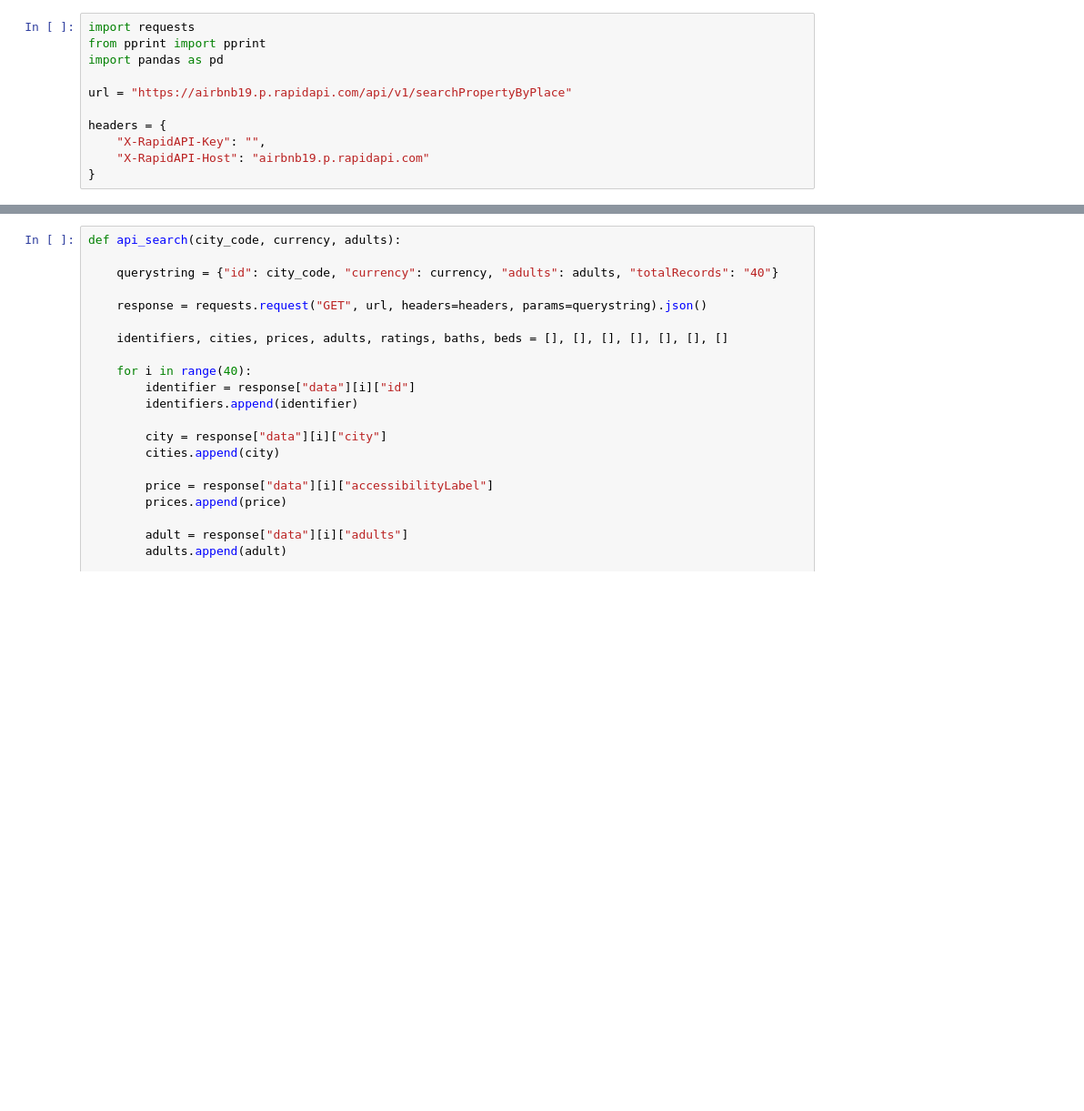
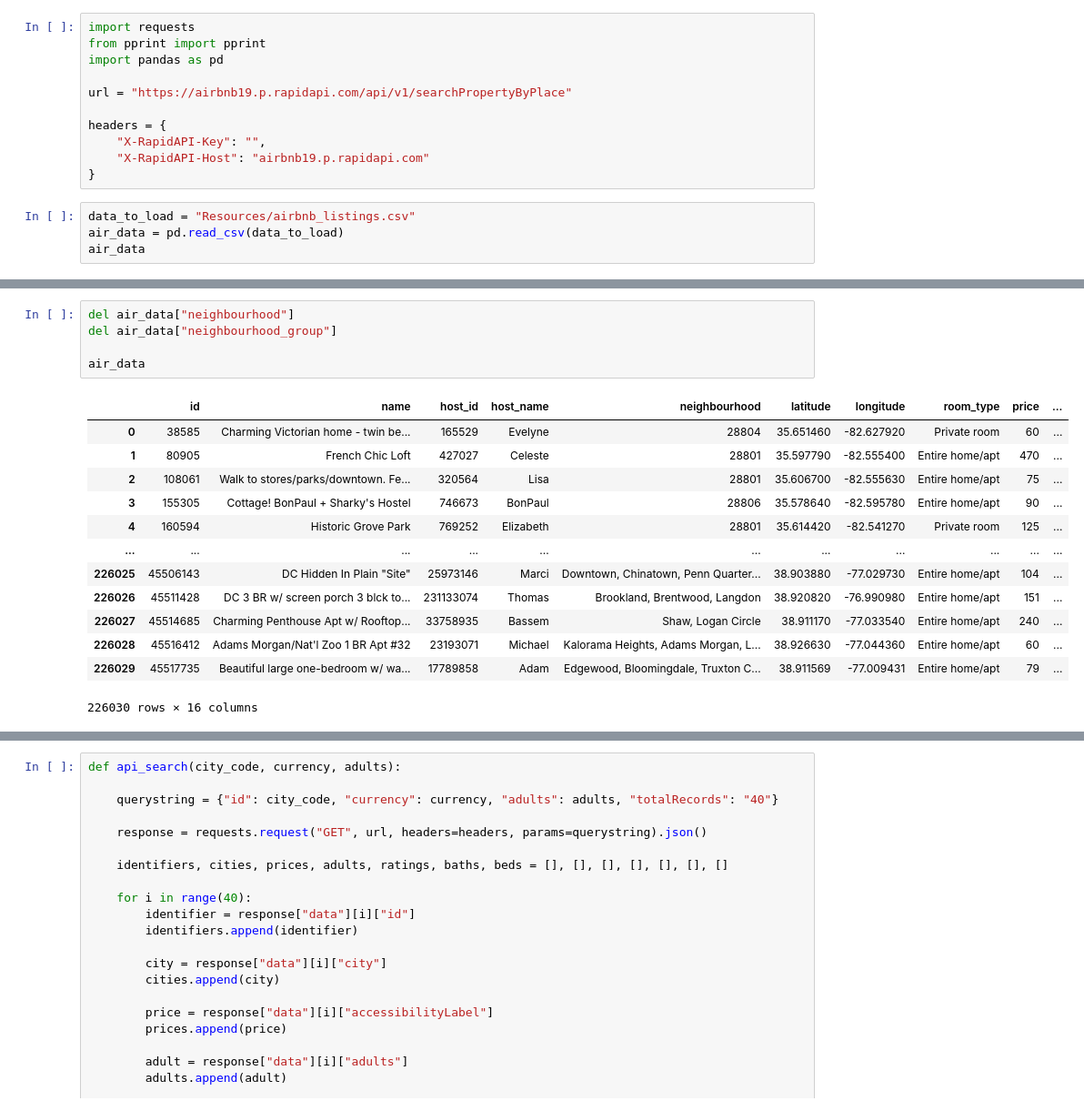
Before and after one commit to Jhernie/Project-2-Short-term-Rental, a Jupyter notebook: AirBnB.ipynb, the cells around one changed output, grey strips where cells are left out. Shown at 91% size. Saved outputs shown, nothing was run; the diff lists cells and outputs as text; blank space fills up the shorter version.

Commit message:
updated api + csv data

```diff
--- a/AirBnB.ipynb
+++ b/AirBnB.ipynb
@@ -9,3 +9,7 @@ headers = {
 	"X-RapidAPI-Key": "",
 	"X-RapidAPI-Host": "airbnb19.p.rapidapi.com"
 }
+# %%
+data_to_load = "Resources/airbnb_listings.csv"
+air_data = pd.read_csv(data_to_load)
+air_data
@@ -11,0 +30,19 @@ headers = {
+# %%
+del air_data["neighbourhood"]
+del air_data["neighbourhood_group"]
+
+air_data
+# %% [output]
+|  | id | name | host_id | host_name | neighbourhood | latitude | longitude | room_type | price | ... |
+| 0 | 38585 | Charming Victorian home - twin be... | 165529 | Evelyne | 28804 | 35.651460 | -82.627920 | Private room | 60 | ... |
+| 1 | 80905 | French Chic Loft | 427027 | Celeste | 28801 | 35.597790 | -82.555400 | Entire home/apt | 470 | ... |
+| 2 | 108061 | Walk to stores/parks/downtown. Fe... | 320564 | Lisa | 28801 | 35.606700 | -82.555630 | Entire home/apt | 75 | ... |
+| 3 | 155305 | Cottage! BonPaul + Sharky's Hostel | 746673 | BonPaul | 28806 | 35.578640 | -82.595780 | Entire home/apt | 90 | ... |
+| 4 | 160594 | Historic Grove Park | 769252 | Elizabeth | 28801 | 35.614420 | -82.541270 | Private room | 125 | ... |
+| ... | ... | ... | ... | ... | ... | ... | ... | ... | ... | ... |
+| 226025 | 45506143 | DC Hidden In Plain "Site" | 25973146 | Marci | Downtown, Chinatown, Penn Quarter... | 38.903880 | -77.029730 | Entire home/apt | 104 | ... |
+| 226026 | 45511428 | DC 3 BR w/ screen porch 3 blck to... | 231133074 | Thomas | Brookland, Brentwood, Langdon | 38.920820 | -76.990980 | Entire home/apt | 151 | ... |
+| 226027 | 45514685 | Charming Penthouse Apt w/ Rooftop... | 33758935 | Bassem | Shaw, Logan Circle | 38.911170 | -77.033540 | Entire home/apt | 240 | ... |
+| 226028 | 45516412 | Adams Morgan/Nat'l Zoo 1 BR Apt #32 | 23193071 | Michael | Kalorama Heights, Adams Morgan, L... | 38.926630 | -77.044360 | Entire home/apt | 60 | ... |
+| 226029 | 45517735 | Beautiful large one-bedroom w/ wa... | 17789858 | Adam | Edgewood, Bloomingdale, Truxton C... | 38.911569 | -77.009431 | Entire home/apt | 79 | ... |
+226030 rows × 16 columns
```
Also changed, not shown: parts of 14 cells of this notebook.
